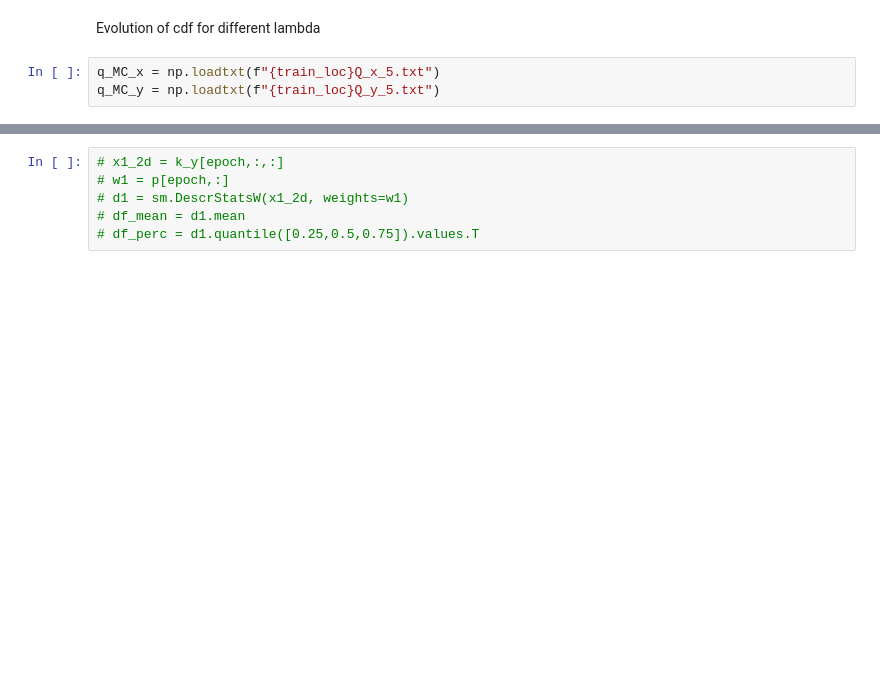
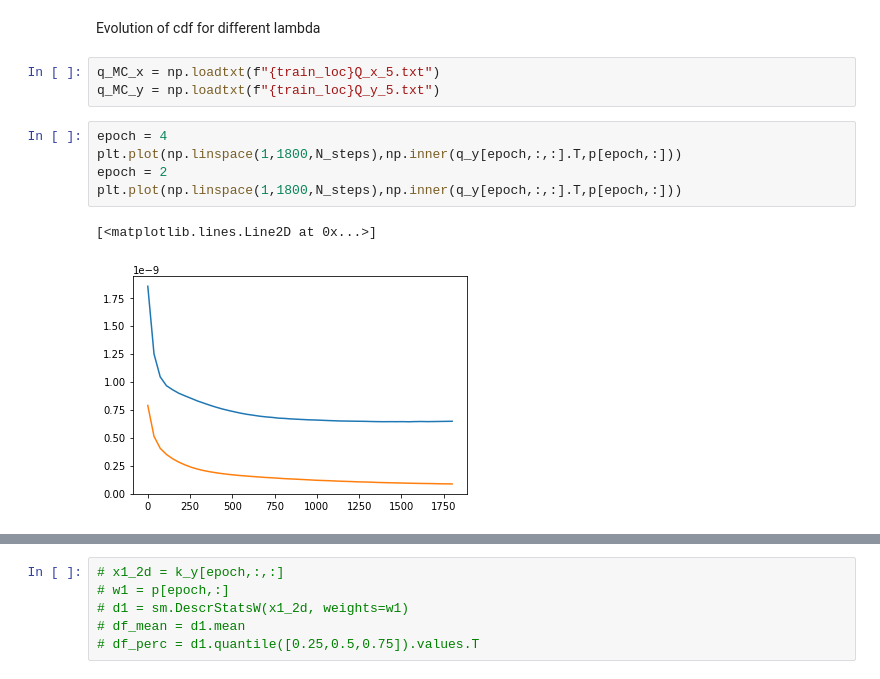
Before and after one commit to dbelivanis/Information-Theory-2, a Jupyter notebook: Optimization/check.ipynb, the cells around one changed output, grey strips where cells are left out. Cells and saved outputs as stored; diff of their text form; blank space fills up the shorter version.

```diff
--- a/Optimization/check.ipynb
+++ b/Optimization/check.ipynb
@@ -60,4 +60,12 @@ Evolution of cdf for different lambda
 # %%
 q_MC_x = np.loadtxt(f"{train_loc}Q_x_5.txt")
 q_MC_y = np.loadtxt(f"{train_loc}Q_y_5.txt")
+# %%
+epoch = 4
+plt.plot(np.linspace(1,1800,N_steps),np.inner(q_y[epoch,:,:].T,p[epoch,:]))
+epoch = 2
+plt.plot(np.linspace(1,1800,N_steps),np.inner(q_y[epoch,:,:].T,p[epoch,:]))
+# %% [output]
+[<matplotlib.lines.Line2D at 0x...>]
+[figure, added]
 # %%
```
Also changed, not shown: parts of 7 cells of this notebook, 23 other files.
